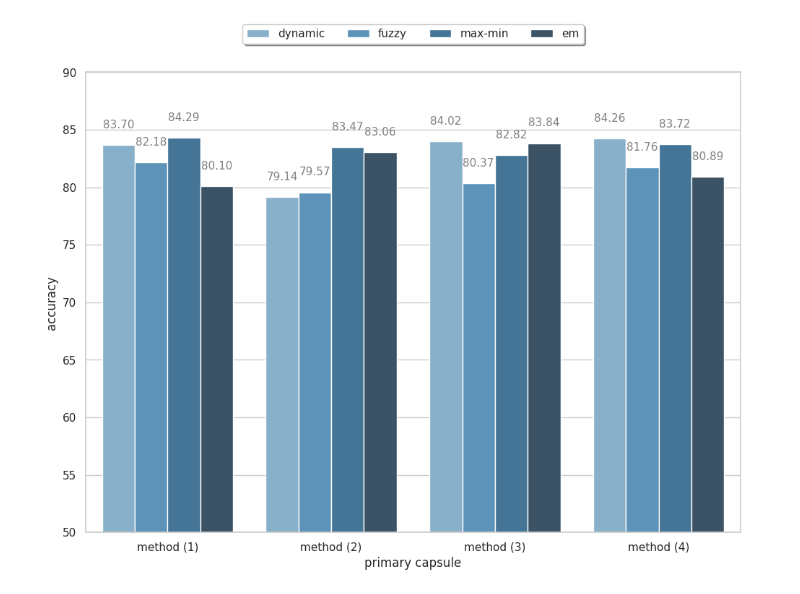
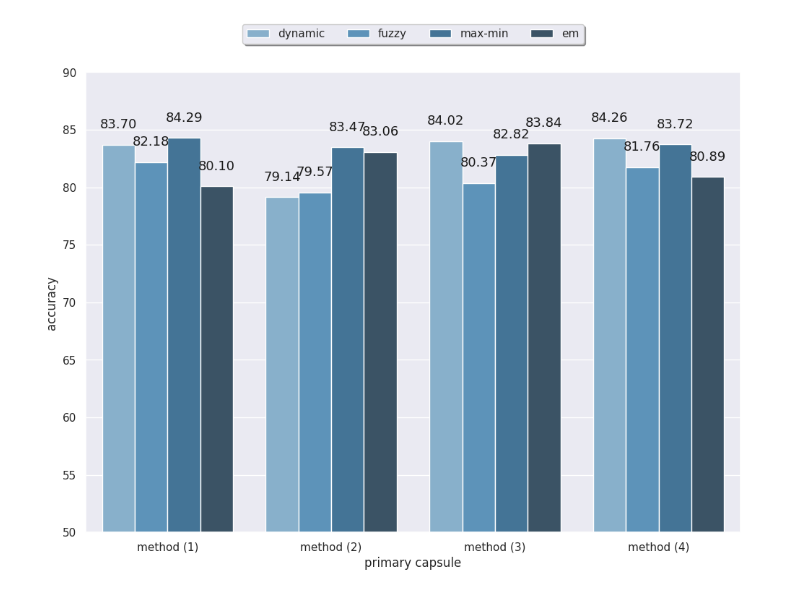
Before and after one commit to Ka0Ri/Capsule-Network, a Jupyter notebook: draw.ipynb, the cells around one changed output. Saved outputs shown, nothing was run; the diff lists cells and outputs as text; code cells hidden in the pictures.

```diff
--- a/draw.ipynb
+++ b/draw.ipynb
@@ -44,16 +26,16 @@ df
 # %%
 # draw a bar plot with seaborn for df where accuracy axis starts from 50 to 90
-# sns.set(rc={'figure.figsize':(11.7,8.27)})
-sns.set_theme(style="whitegrid")
+sns.set(rc={'figure.figsize':(11.7,8.27)})
+# sns.set_theme(style="whitegrid")
 ax = sns.barplot(x="primary capsule", y="accuracy", hue="routing method", data=df, palette="Blues_d")
 ax.set(ylim=(50, 90))
 # add labels to each bar
 for p in ax.patches:
     ax.annotate("%.2f" % p.get_height(), (p.get_x() + p.get_width() / 2., p.get_height()),
-        ha='center', va='center', fontsize=11, color='gray', xytext=(0, 20),
+        ha='center', va='center', fontsize=13, color='k', xytext=(0, 20),
         textcoords='offset points')
 # legend position inside the plot frame
 plt.legend(loc='lower center', bbox_to_anchor=(0.5, 1.05), ncol=4, fancybox=True, shadow=True)
 plt.show()
 # %% [output]
-[figure, old version]
+[figure, new version]
```
Also changed, not shown: parts of 18 cells of this notebook, 1 other file.
